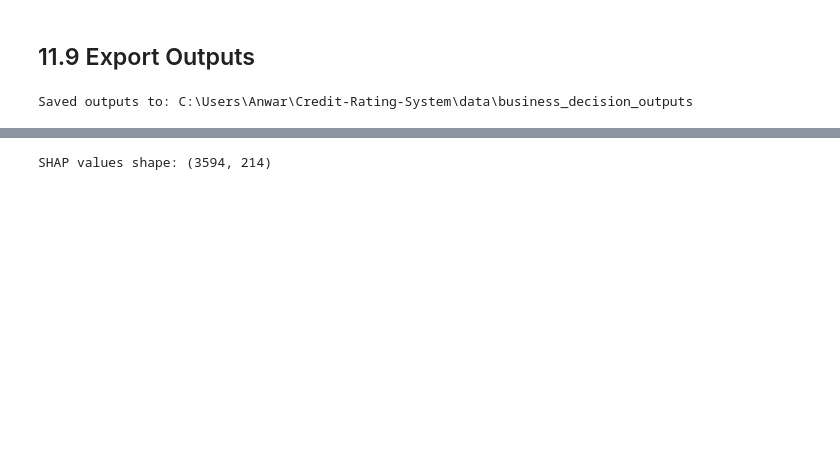
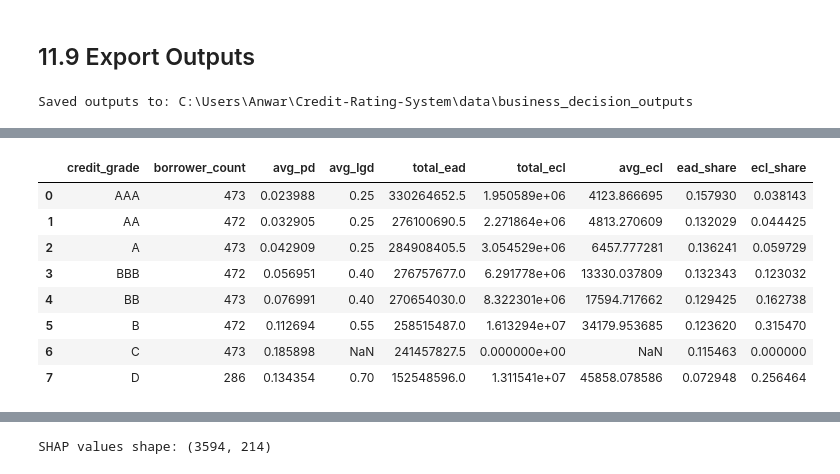
Before and after one commit to heyitzrizki/Credit-Rating-System, a Jupyter notebook: notebooks/credit_rating_final.ipynb, the cells around one changed output, grey strips where cells are left out. Saved outputs shown, nothing was run; the diff lists cells and outputs as text; code cells hidden in the pictures; blank space fills up the shorter version.

```diff
--- a/notebooks/credit_rating_final.ipynb
+++ b/notebooks/credit_rating_final.ipynb
@@ -3703,0 +3705,19 @@ high_risk_summary
+# %%
+# Rating-based LGD assumptions
+# These assumptions are used because the dataset does not contain actual recovery or write-off outcomes.
+
+LGD_BY_RATING = {
+    "AAA": 0.25,
+    "AA": 0.25,
+    "A": 0.25,
+    "BBB": 0.40,
+    "BB": 0.40,
+    "B": 0.55,
+    "CCC": 0.55,
+    "CC": 0.70,
+    "D": 0.70
+}
+
+pd.DataFrame(
+    [{"credit_grade": grade, "LGD_assumption": lgd} for grade, lgd in LGD_BY_RATING.items()]
+)
@@ -3703,0 +3781,31 @@ high_risk_summary
+# %%
+# Portfolio-level ECL summary by credit grade
+
+ecl_grade_summary = (
+    portfolio_ecl
+    .groupby("credit_grade", observed=False)
+    .agg(
+        borrower_count=("SK_ID_CURR", "count"),
+        avg_pd=("pd_calibrated", "mean"),
+        avg_lgd=("LGD", "mean"),
+        total_ead=("EAD", "sum"),
+        total_ecl=("ECL_base", "sum"),
+        avg_ecl=("ECL_base", "mean")
+    )
+    .reset_index()
+)
+
+ecl_grade_summary["ead_share"] = ecl_grade_summary["total_ead"] / ecl_grade_summary["total_ead"].sum()
+ecl_grade_summary["ecl_share"] = ecl_grade_summary["total_ecl"] / ecl_grade_summary["total_ecl"].sum()
+
+ecl_grade_summary
+# %% [output]
+|  | credit_grade | borrower_count | avg_pd | avg_lgd | total_ead | total_ecl | avg_ecl | ead_share | ecl_share |
+| 0 | AAA | 473 | 0.023988 | 0.25 | 330264652.5 | 1.950589e+06 | 4123.866695 | 0.157930 | 0.038143 |
+| 1 | AA | 472 | 0.032905 | 0.25 | 276100690.5 | 2.271864e+06 | 4813.270609 | 0.132029 | 0.044425 |
+| 2 | A | 473 | 0.042909 | 0.25 | 284908405.5 | 3.054529e+06 | 6457.777281 | 0.136241 | 0.059729 |
+| 3 | BBB | 472 | 0.056951 | 0.40 | 276757677.0 | 6.291778e+06 | 13330.037809 | 0.132343 | 0.123032 |
+| 4 | BB | 473 | 0.076991 | 0.40 | 270654030.0 | 8.322301e+06 | 17594.717662 | 0.129425 | 0.162738 |
+| 5 | B | 472 | 0.112694 | 0.55 | 258515487.0 | 1.613294e+07 | 34179.953685 | 0.123620 | 0.315470 |
+| 6 | C | 473 | 0.185898 | NaN | 241457827.5 | 0.000000e+00 | NaN | 0.115463 | 0.000000 |
+| 7 | D | 286 | 0.134354 | 0.70 | 152548596.0 | 1.311541e+07 | 45858.078586 | 0.072948 | 0.256464 |
```
Also changed, not shown: parts of 68 cells of this notebook, 25 other files.
